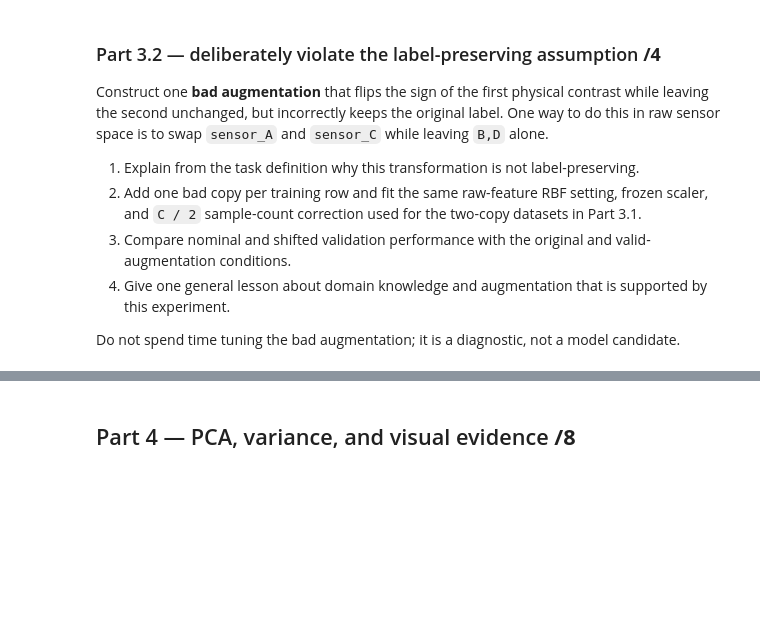
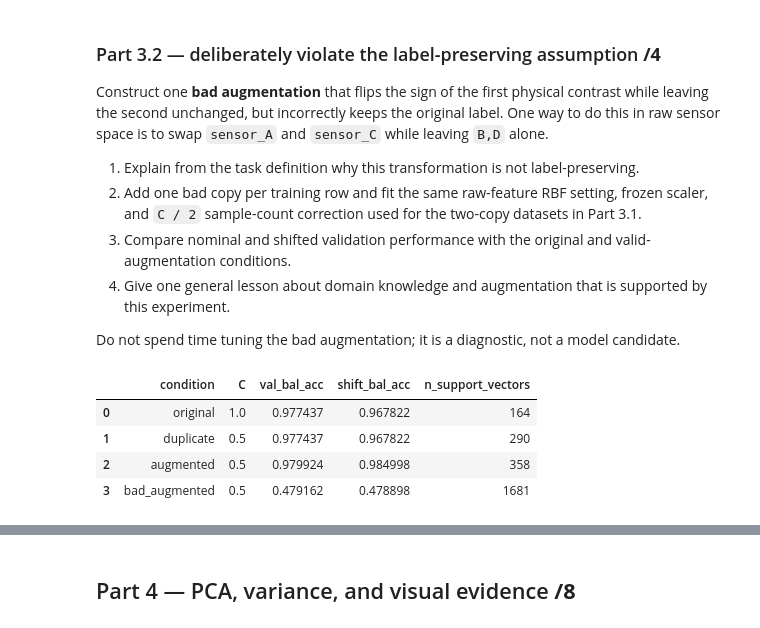
Before and after one commit to CameronC11/CSCI-A2, a Jupyter notebook: CSCI3151_A2_team_15.ipynb, the cells around one changed output, grey strips where cells are left out. Drawn from its saved outputs; the diff is of its cells as text; code cells hidden in the pictures; blank space fills up the shorter version.

Commit message:
part 3 completed

```diff
--- a/CSCI3151_A2_team_15.ipynb
+++ b/CSCI3151_A2_team_15.ipynb
@@ -654,7 +696,31 @@ Construct one **bad augmentation** that flips the sign of the first physical con
 
 Do not spend time tuning the bad augmentation; it is a diagnostic, not a model candidate.
 # %%
-# TODO: Part 3.2 bad augmentation and comparison
-results_32 = None
+# Part 3.2 bad augmentation and comparison
+
+X_bad_copy = X_train[:, [2, 1, 0, 3]] # Swap A and C
+X_bad = np.concatenate([X_train, X_bad_copy], axis=0)
+y_bad = np.concatenate([y_train, y_train])
+
+conds["bad_augmented"] = (X_bad, y_bad, C_sel / 2)
+
+rows = []
+for name, (Xc, yc, C) in conds.items():
+    clf = SVC(kernel="rbf", C=C, gamma=g_sel).fit(scaler.transform(Xc), yc)
+    rows.append({
+        "condition": name,
+        "C": C,
+        "val_bal_acc": balanced_accuracy_score(y_val, clf.predict(scaler.transform(X_val))),
+        "shift_bal_acc": balanced_accuracy_score(y_shift_val, clf.predict(scaler.transform(X_shift_val))),
+        "n_support_vectors": clf.n_support_.sum(),
+    })
+
+results_32 = pd.DataFrame(rows)
 results_32
+# %% [output]
+|  | condition | C | val_bal_acc | shift_bal_acc | n_support_vectors |
+| 0 | original | 1.0 | 0.977437 | 0.967822 | 164 |
+| 1 | duplicate | 0.5 | 0.977437 | 0.967822 | 290 |
+| 2 | augmented | 0.5 | 0.979924 | 0.984998 | 358 |
+| 3 | bad_augmented | 0.5 | 0.479162 | 0.478898 | 1681 |
 # %% [markdown]
```
Also changed, not shown: parts of 7 cells of this notebook.
